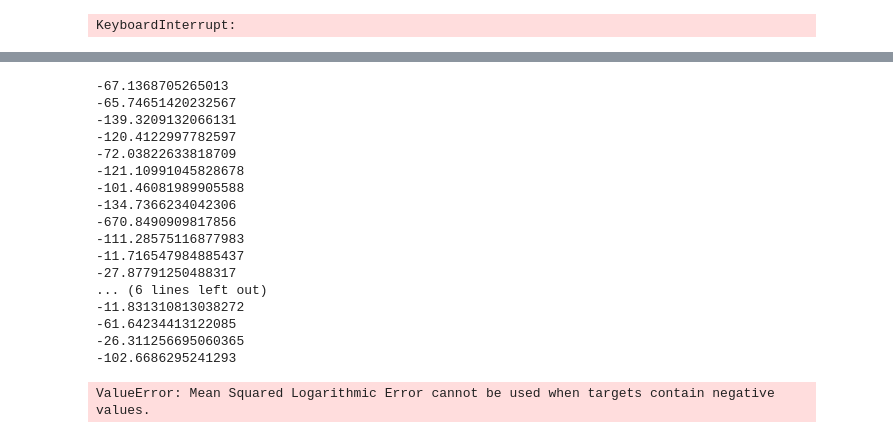
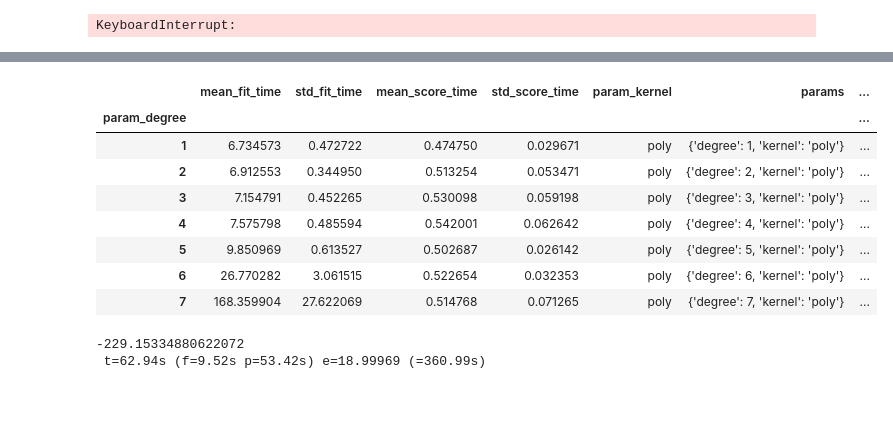
Before and after one commit to aemi-dev/td_taxidriver, a Jupyter notebook: precisePrediction.ipynb, the cells around one changed output, grey strips where cells are left out. Cells and saved outputs as stored; diff of their text form; code cells hidden in the pictures; blank space fills up the shorter version.

```diff
--- a/precisePrediction.ipynb
+++ b/precisePrediction.ipynb
@@ -301,7 +301,7 @@ cluster              0
 dtype: int64
 # %%
 def RSMLE(y_true, y_pred):
-    return np.sqrt(mean_squared_log_error(y_true,y_pred))
+    return np.sqrt(mean_absolute_error(y_true,y_pred))
 
 def printTrainingInfo(timeFit,timePred,YPreds,YTrue=YTest):
     errorInSeconds = mean_absolute_error(YTrue,YPreds)
@@ -359,17 +359,13 @@ KeyboardInterrupt:
 # %%
 ### TRAINING WITH SVR ###
 # Les résultats de SVR ne sont pas indépendants de la répartition des données (c'est dit dans la doc de sklearn), il faut donc remettre X entre [-1,1], [0,1] ou avec une moyenne de 0 et un écart type de 1. Je les remet entre [0,1] car la fonction qui permet de calculer le score avec Kaggle (RSMLE) ne marche pas avec les nombres négatifs. Est ce que je suis intelligent et ait trouvé ça tout seul ?... ... ... Suspens... ... ... eh bas non, moi j'avais centré et réduit mes données, du coup j'avais des nombres négatifs, Python m'a insulté et j'ai compris
-copyItem = 6000
+copyItem = 1000
 
 scaler = preprocessing.MinMaxScaler()
 SVRXTrain = scaler.fit_transform(XTrain[:copyItem])
 SVRYTrain = YTrain[:copyItem].copy()
 
-#model = RandomForestRegressor(random_state=19061996,n_jobs=2)
-
-#gridSearch = GridSearchCV(model,{'n_estimators':[10,20], 'max_depth':[10]},scoring=make_scorer(mean_squared_log_error,greater_is_better=False),error_score=0,verbose=12,n_jobs=2).fit(XTrain,YTrain)
-gridSearch = GridSearchCV(SVR(),{'epsilon':[10,9,8,7,6,5,4,3,2,1,.5,.1,.05,.001]},n_jobs=os.cpu_count(),error_score=0,verbose=15,scoring=make_scorer(RSMLE,greater_is_better=False)).fit(SVRXTrain,SVRYTrain)
-#trainModelAndDisplayTrainingInfo(SVR(kernel='rbf',C=1500,cache_size=2048),SVRXTrain,scaler.fit_transform(XTest),SVRYTrain)
-print(gridSearch.best_params_
-pd.DataFrame(gridSearch.cv_results_).set_index(['param_epsilon'])
+gridSearch = GridSearchCV(SVR(kernel='poly'),{'C':[1,10,100,1000,1500,2000,2500]},n_jobs=os.cpu_count(),error_score=0,verbose=15,scoring=make_scorer(RSMLE,greater_is_better=False)).fit(SVRXTrain,SVRYTrain)
+print(gridSearch.best_params_)
+pd.DataFrame(gridSearch.cv_results_).set_index(['param_degree'])
 # %% [output]
@@ -409,24 +373,20 @@ Fitting 5 folds for each of 14 candidates, totalling 70 fits
+# %%
+pd.DataFrame(gridSearch.cv_results_).set_index(['param_degree'])
+# %% [output]
+|  | mean_fit_time | std_fit_time | mean_score_time | std_score_time | param_kernel | params | ... |
+| param_degree |  |  |  |  |  |  | ... |
+| 1 | 6.734573 | 0.472722 | 0.474750 | 0.029671 | poly | {'degree': 1, 'kernel': 'poly'} | ... |
+| 2 | 6.912553 | 0.344950 | 0.513254 | 0.053471 | poly | {'degree': 2, 'kernel': 'poly'} | ... |
+| 3 | 7.154791 | 0.452265 | 0.530098 | 0.059198 | poly | {'degree': 3, 'kernel': 'poly'} | ... |
+| 4 | 7.575798 | 0.485594 | 0.542001 | 0.062642 | poly | {'degree': 4, 'kernel': 'poly'} | ... |
+| 5 | 9.850969 | 0.613527 | 0.502687 | 0.026142 | poly | {'degree': 5, 'kernel': 'poly'} | ... |
+| 6 | 26.770282 | 3.061515 | 0.522654 | 0.032353 | poly | {'degree': 6, 'kernel': 'poly'} | ... |
+| 7 | 168.359904 | 27.622069 | 0.514768 | 0.071265 | poly | {'degree': 7, 'kernel': 'poly'} | ... |
 # %%
-trainModelAndDisplayTrainingInfo(SVR(kernel='rbf',epsilon=0.01,C=2500,gamma=1),SVRXTrain,scaler.fit_transform(XTest),SVRYTrain)
+trainModelAndDisplayTrainingInfo(SVR(kernel='poly',epsilon=7),SVRXTrain,scaler.fit_transform(XTest),SVRYTrain)
 # %% [output]
--67.1368705265013
--65.74651420232567
--139.3209132066131
--120.4122997782597
--72.03822633818709
--121.10991045828678
--101.46081989905588
--134.7366234042306
--670.8490909817856
--111.28575116877983
--11.716547984885437
--27.87791250488317
-... (6 lines left out)
--11.831310813038272
--61.64234413122085
--26.311256695060365
--102.6686295241293
+-229.15334880622072
+ t=62.94s (f=9.52s p=53.42s) e=18.99969 (=360.99s)
-ValueError: Mean Squared Logarithmic Error cannot be used when targets contain negative values.
 # %%
 ### TRAINING WITH NEURAL NETWORK ###
 copyItem = 10000
```
Also changed, not shown: parts of 1 cell of this notebook, 1 other file.
